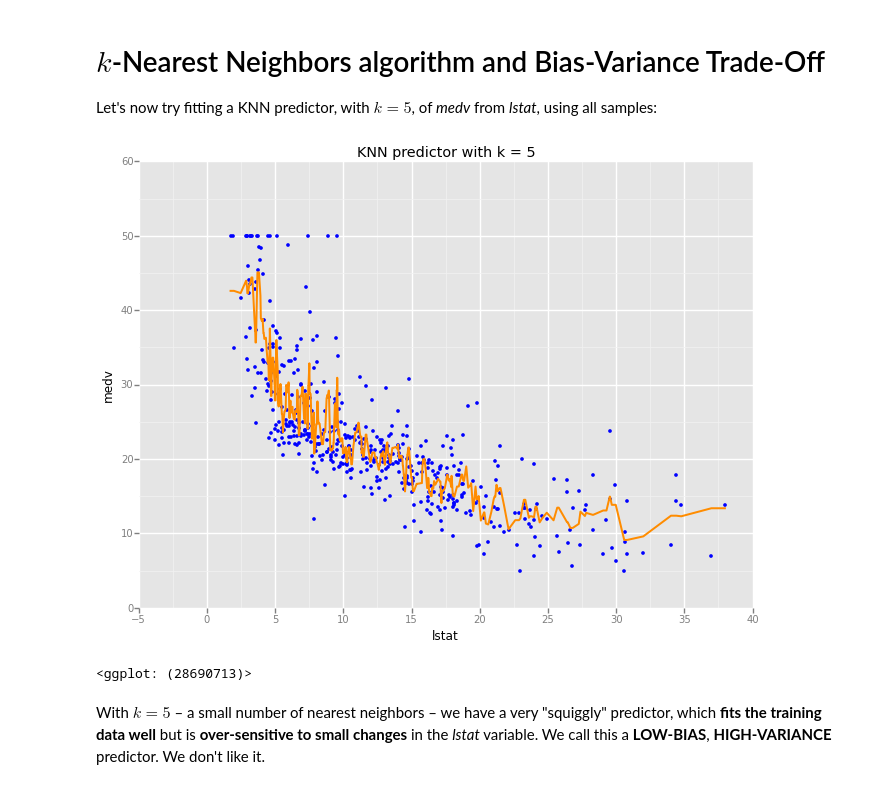
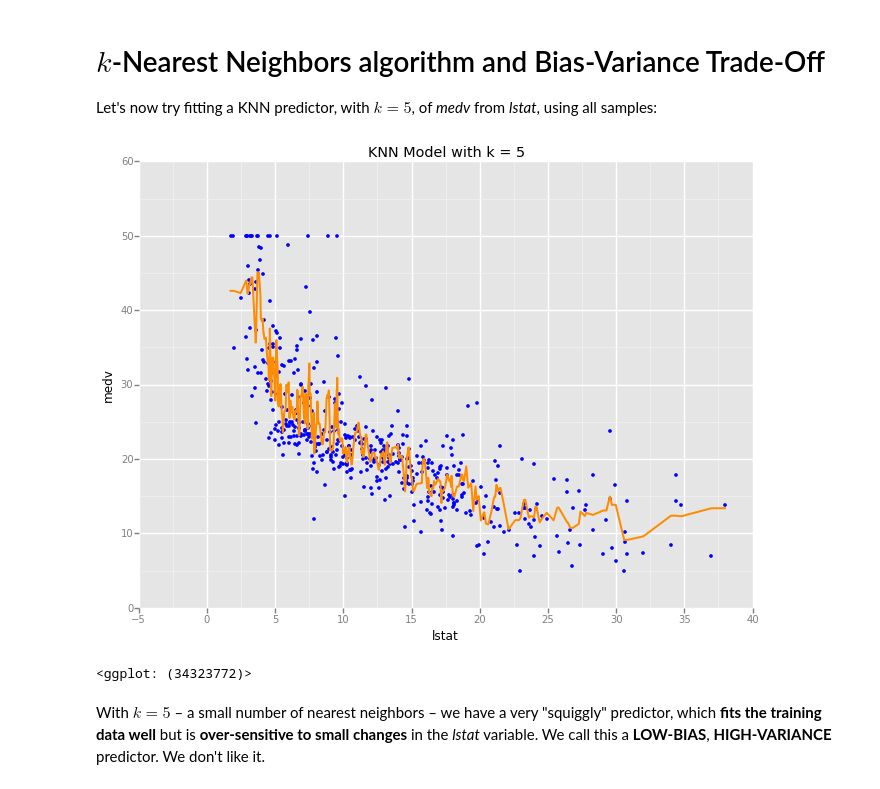
Before and after one commit to ChicagoBoothML/MachineLearning_Fall2015, a Jupyter notebook: Programming Scripts/Boston Housing/Python/BostonHousing_KNN_BiasVarTradeOff_CrossValid.ipynb, the cells around one changed output. Saved outputs shown, nothing was run; the diff lists cells and outputs as text; code cells hidden in the pictures.

Commit message:
refactor Boston Housing .ipynb script

```diff
--- a/Programming Scripts/Boston Housing/Python/BostonHousing_KNN_BiasVarTradeOff_CrossValid.ipynb
+++ b/Programming Scripts/Boston Housing/Python/BostonHousing_KNN_BiasVarTradeOff_CrossValid.ipynb
@@ -69,0 +62,14 @@ ggplot(aes(x='lstat', y='medv'), data=boston_housing) +\
+# %%
+def plot_boston_housing_data(boston_housing_data,
+                             x_name='lstat', y_name='medv', y_hat_name='predicted_medv',
+                             title='Boston Housing: medv vs. lstat',
+                             plot_predicted=True):
+    g = ggplot(aes(x=x_name, y=y_name), data=boston_housing_data) +\
+        geom_point(size=10, color='blue') +\
+        ggtitle(title) +\
+        xlab(x_name) + ylab(y_name)
+    if plot_predicted:
+        g += geom_line(aes(x=x_name, y=y_hat_name), size=2, color='darkorange')
+    return g
+
+plot_boston_housing_data(boston_housing, plot_predicted=False)
@@ -74,17 +83,13 @@ Let's now try fitting a KNN predictor, with $k = 5$, of _medv_ from _lstat_, usi
 # %%
 k = 5
 knn_model = KNeighborsRegressor(n_neighbors=k)
 knn_model.fit(X=boston_housing[['lstat']], y=boston_housing.medv)
 boston_housing['predicted_medv'] = knn_model.predict(boston_housing[['lstat']])
 
-ggplot(aes(x='lstat', y='medv'), data=boston_housing) +\
-    geom_point(size=10, color='blue') +\
-    geom_line(aes(x='lstat', y='predicted_medv'), size=2, color='darkorange') +\
-    ggtitle('KNN predictor with k = %i' % k) +\
-    xlab('lstat') + ylab('medv')
+plot_boston_housing_data(boston_housing, title='KNN Model with k = %i' %k)
 # %% [output]
-[figure, old version]
+[figure, new version]
-<ggplot: (28690713)>
+<ggplot: (34323772)>
 # %% [markdown]
 With $k = 5$ &ndash; a small number of nearest neighbors &ndash; we have a very "squiggly" predictor, which **fits the training data well** but is **over-sensitive to small changes** in the _lstat_ variable. We call this a **LOW-BIAS**, **HIGH-VARIANCE** predictor. We don't like it.
 # %% [markdown]
```
Also changed, not shown: parts of 7 cells of this notebook.
